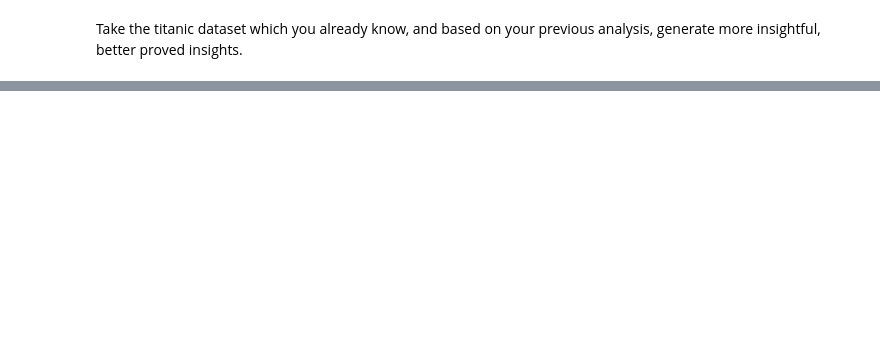
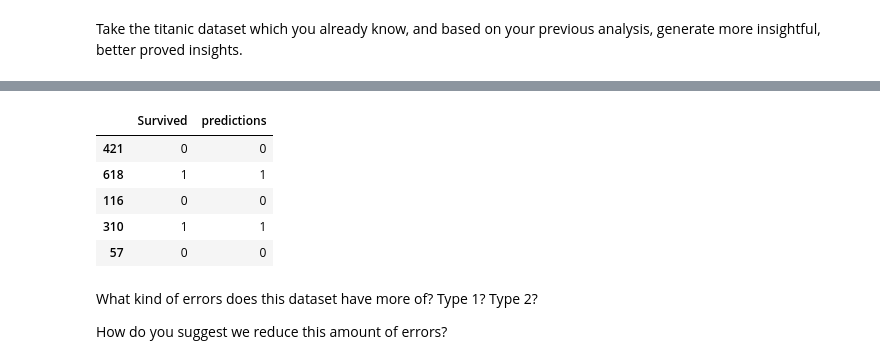
Before and after one commit to chenmargalit/10X-ML-Engineer---Python-Excercises, a Jupyter notebook: statistics/inferial/Inferential statistics.ipynb, the cells around one changed output, grey strips where cells are left out. Cells and saved outputs as stored; diff of their text form; code cells hidden in the pictures; blank space fills up the shorter version.

```diff
--- a/statistics/inferial/Inferential statistics.ipynb
+++ b/statistics/inferial/Inferential statistics.ipynb
@@ -1030,0 +1057,15 @@ Take the titanic dataset which you already know, and based on your previous anal
+# %%
+df1 = pd.read_parquet('titanic_predictions_and_labels.parquet')
+# %%
+df1.head()
+# %% [output]
+|  | Survived | predictions |
+| 421 | 0 | 0 |
+| 618 | 1 | 1 |
+| 116 | 0 | 0 |
+| 310 | 1 | 1 |
+| 57 | 0 | 0 |
+# %% [markdown]
+What kind of errors does this dataset have more of? Type 1? Type 2?
+
+How do you suggest we reduce this amount of errors?
```
Also changed, not shown: parts of 16 cells of this notebook.
